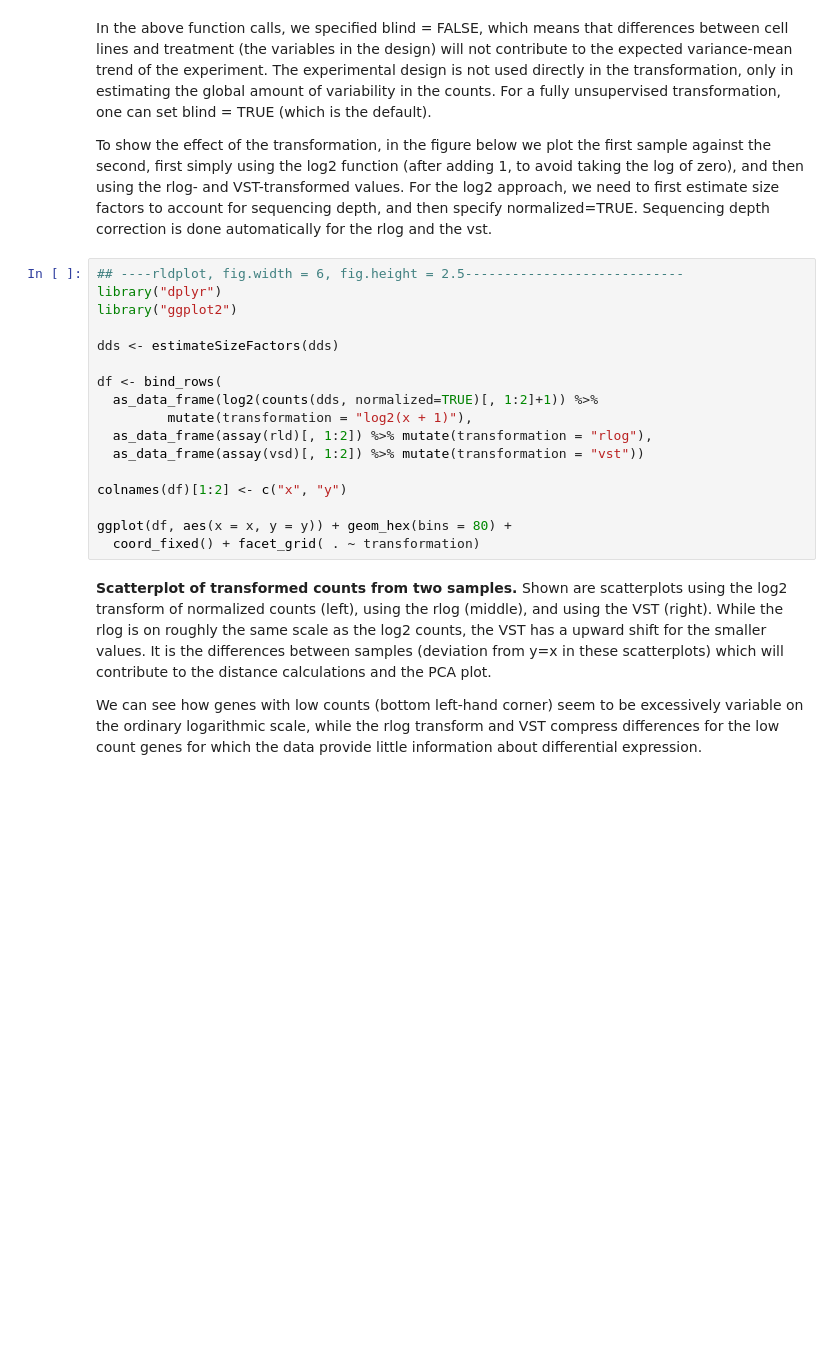
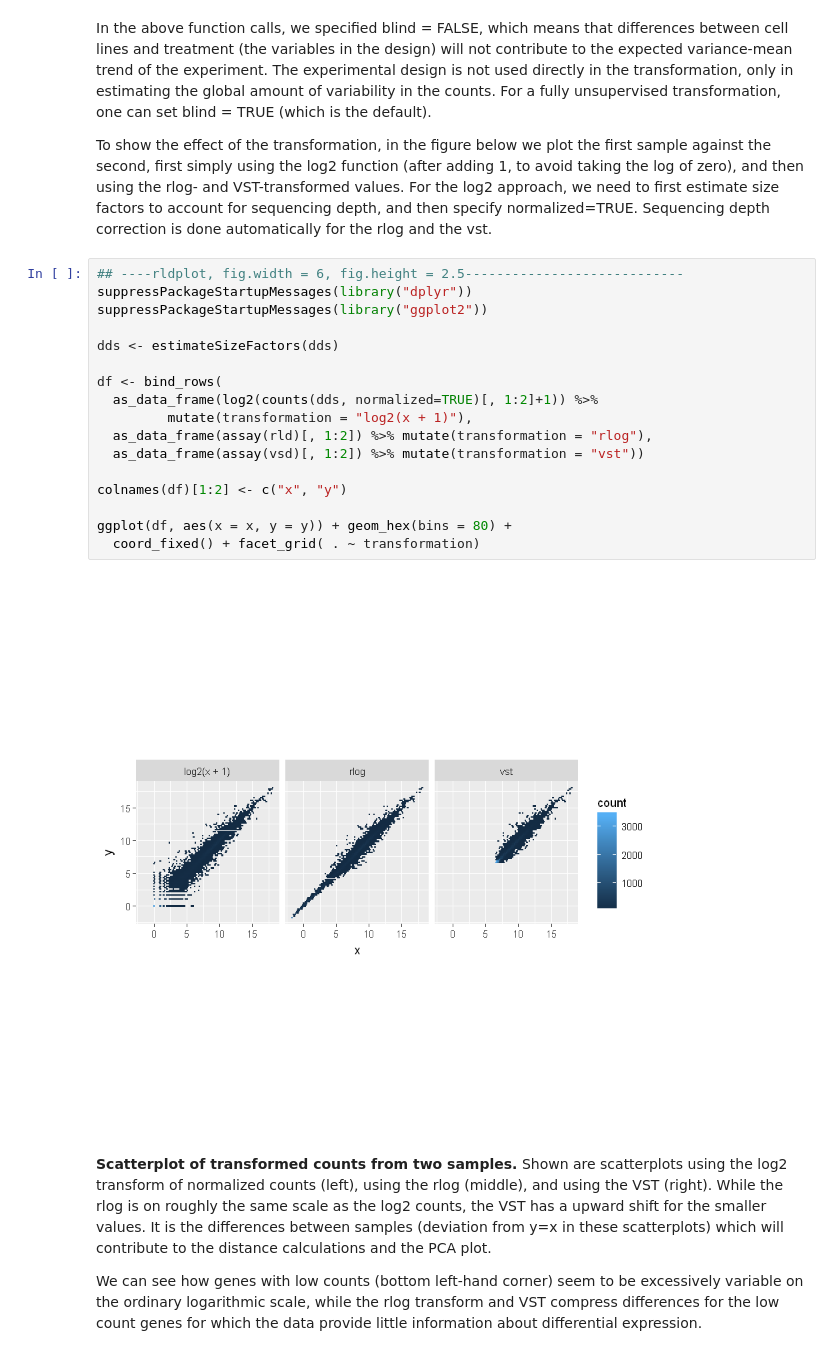
Before and after one commit to Bioconductor-notebooks/Dynamic-Re-analysis-RNA-seq-differential-expression-workflow, a Jupyter notebook: index.ipynb, the cells around one changed output. Saved outputs shown, nothing was run; the diff lists cells and outputs as text; blank space fills up the shorter version.

```diff
--- a/index.ipynb
+++ b/index.ipynb
@@ -467,21 +531,23 @@ In the above function calls, we specified blind = FALSE, which means that differ
 To show the effect of the transformation, in the figure below we plot the first sample against the second, first simply using the log2 function (after adding 1, to avoid taking the log of zero), and then using the rlog- and VST-transformed values. For the log2 approach, we need to first estimate size factors to account for sequencing depth, and then specify normalized=TRUE. Sequencing depth correction is done automatically for the rlog and the vst.
 # %%
 ## ----rldplot, fig.width = 6, fig.height = 2.5----------------------------
-library("dplyr")
-library("ggplot2")
+suppressPackageStartupMessages(library("dplyr"))
+suppressPackageStartupMessages(library("ggplot2"))
 
 dds <- estimateSizeFactors(dds)
 
 df <- bind_rows(
   as_data_frame(log2(counts(dds, normalized=TRUE)[, 1:2]+1)) %>%
          mutate(transformation = "log2(x + 1)"),
   as_data_frame(assay(rld)[, 1:2]) %>% mutate(transformation = "rlog"),
   as_data_frame(assay(vsd)[, 1:2]) %>% mutate(transformation = "vst"))
 
 colnames(df)[1:2] <- c("x", "y")
 
 ggplot(df, aes(x = x, y = y)) + geom_hex(bins = 80) +
   coord_fixed() + facet_grid( . ~ transformation)
+# %% [output]
+[figure, added]
 # %% [markdown]
 **Scatterplot of transformed counts from two samples.**
 Shown are scatterplots using the log2 transform of normalized counts (left), using the rlog (middle), and using the VST (right). While the rlog is on roughly the same scale as the log2 counts, the VST has a upward shift for the smaller values. It is the differences between samples (deviation from y=x in these scatterplots) which will contribute to the distance calculations and the PCA plot.
```
Also changed, not shown: parts of 82 cells of this notebook, 1 other file.
